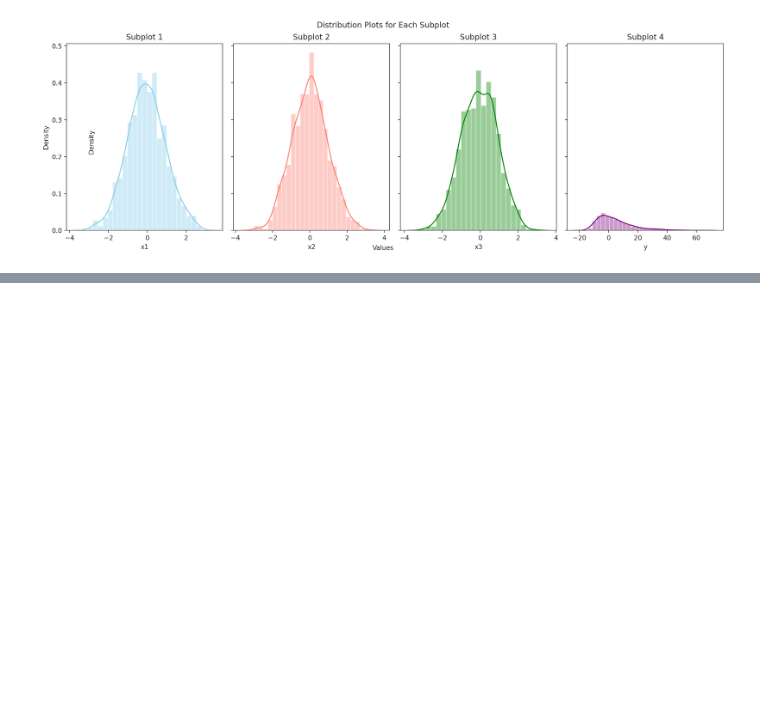
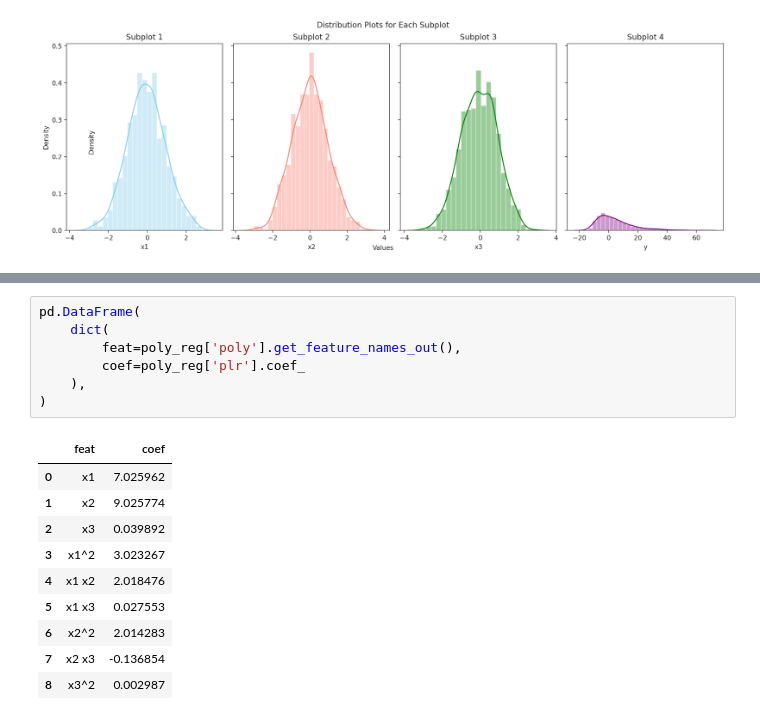
Before and after one commit to kessingtonosazee/GCP_Project_1, a Jupyter notebook: Week_2_lab_linear_regression_with_polynomial_and_interaction_Features.ipynb, the cells around one changed output, grey strips where cells are left out. Drawn from its saved outputs; the diff is of its cells as text; blank space fills up the shorter version.

```diff
--- a/Week_2_lab_linear_regression_with_polynomial_and_interaction_Features.ipynb
+++ b/Week_2_lab_linear_regression_with_polynomial_and_interaction_Features.ipynb
@@ -180,0 +252,18 @@ plt.show()
+# %%
+pd.DataFrame(
+    dict(
+        feat=poly_reg['poly'].get_feature_names_out(),
+        coef=poly_reg['plr'].coef_
+    ),
+)
+# %% [output]
+|  | feat | coef |
+| 0 | x1 | 7.025962 |
+| 1 | x2 | 9.025774 |
+| 2 | x3 | 0.039892 |
+| 3 | x1^2 | 3.023267 |
+| 4 | x1 x2 | 2.018476 |
+| 5 | x1 x3 | 0.027553 |
+| 6 | x2^2 | 2.014283 |
+| 7 | x2 x3 | -0.136854 |
+| 8 | x3^2 | 0.002987 |
```
Also changed, not shown: parts of 30 cells of this notebook.
